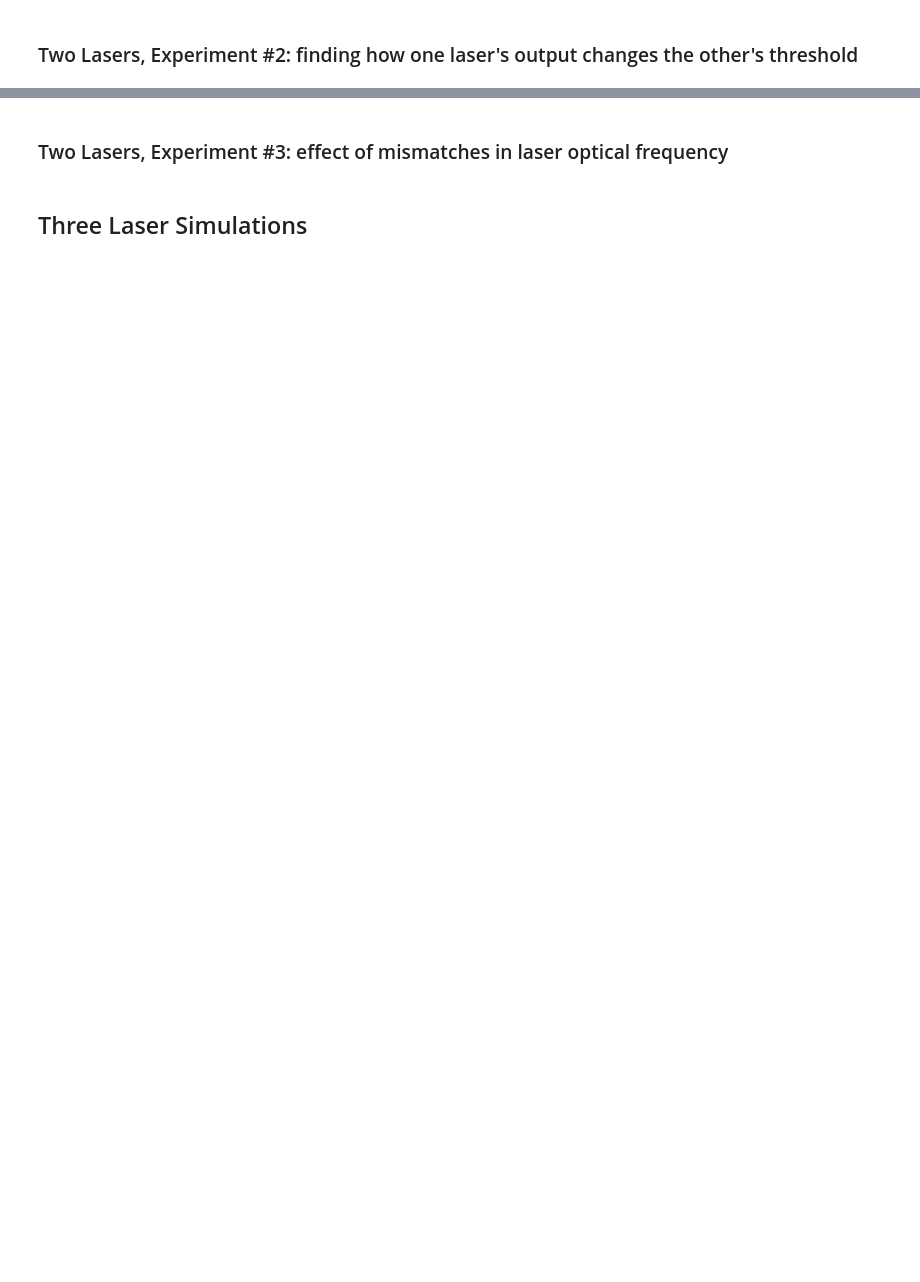
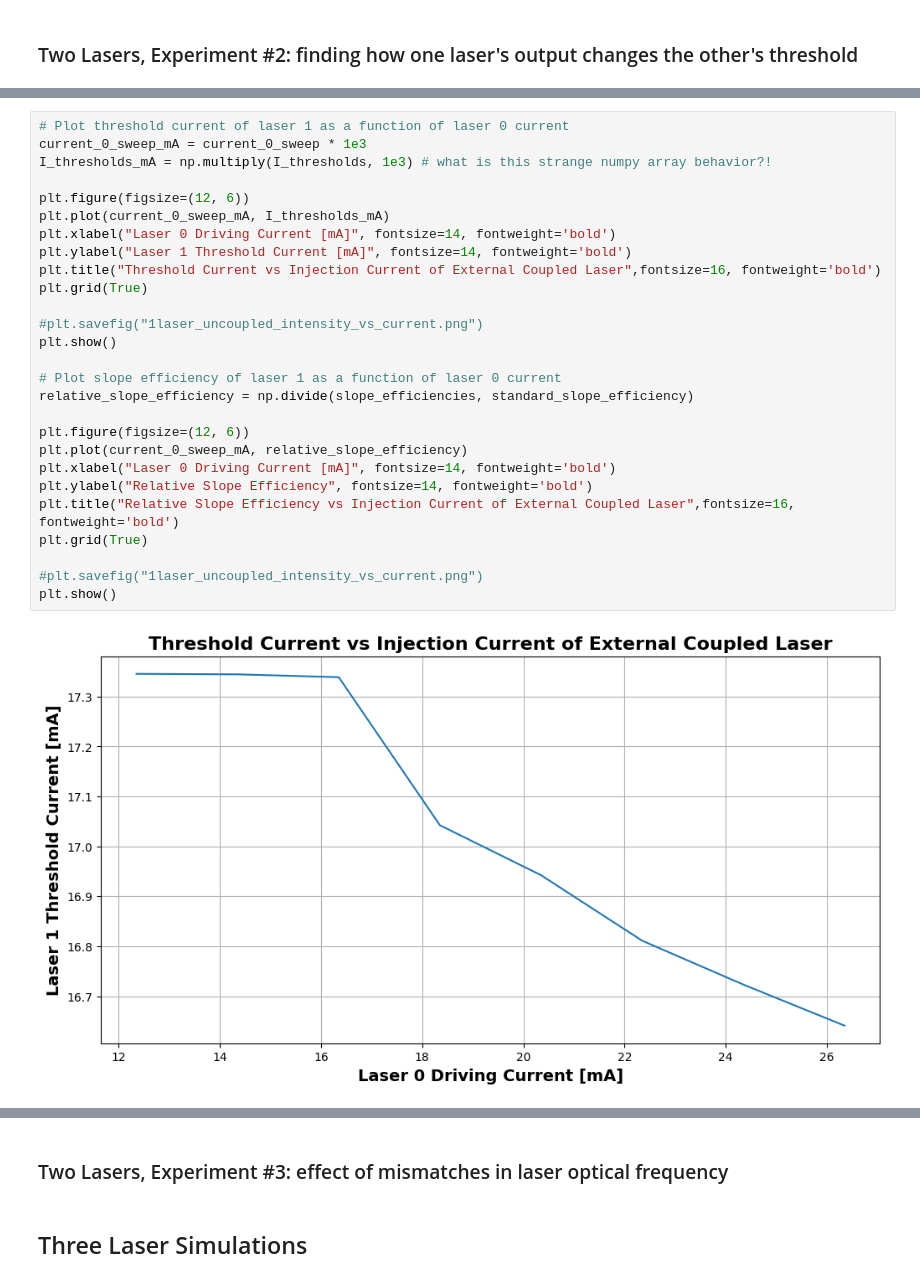
Before and after one commit to godwinduan/lasersim, a Jupyter notebook: MC_SLs_new.ipynb, the cells around one changed output, grey strips where cells are left out. Drawn from its saved outputs; the diff is of its cells as text; blank space fills up the shorter version.

```diff
--- a/MC_SLs_new.ipynb
+++ b/MC_SLs_new.ipynb
@@ -852,0 +1009,29 @@ taus[0][1] = taus[1][0] = 10e-9
+# %%
+# Plot threshold current of laser 1 as a function of laser 0 current
+current_0_sweep_mA = current_0_sweep * 1e3
+I_thresholds_mA = np.multiply(I_thresholds, 1e3) # what is this strange numpy array behavior?!
+
+plt.figure(figsize=(12, 6))
+plt.plot(current_0_sweep_mA, I_thresholds_mA)
+plt.xlabel("Laser 0 Driving Current [mA]", fontsize=14, fontweight='bold')
+plt.ylabel("Laser 1 Threshold Current [mA]", fontsize=14, fontweight='bold')
+plt.title("Threshold Current vs Injection Current of External Coupled Laser",fontsize=16, fontweight='bold')
+plt.grid(True)
+
+#plt.savefig("1laser_uncoupled_intensity_vs_current.png")
+plt.show()
+
+# Plot slope efficiency of laser 1 as a function of laser 0 current
+relative_slope_efficiency = np.divide(slope_efficiencies, standard_slope_efficiency)
+
+plt.figure(figsize=(12, 6))
+plt.plot(current_0_sweep_mA, relative_slope_efficiency)
+plt.xlabel("Laser 0 Driving Current [mA]", fontsize=14, fontweight='bold')
+plt.ylabel("Relative Slope Efficiency", fontsize=14, fontweight='bold')
+plt.title("Relative Slope Efficiency vs Injection Current of External Coupled Laser",fontsize=16, fontweight='bold')
+plt.grid(True)
+
+#plt.savefig("1laser_uncoupled_intensity_vs_current.png")
+plt.show()
+# %% [output]
+[figure, added]
```
Also changed, not shown: parts of 15 cells of this notebook, 3 other files.
